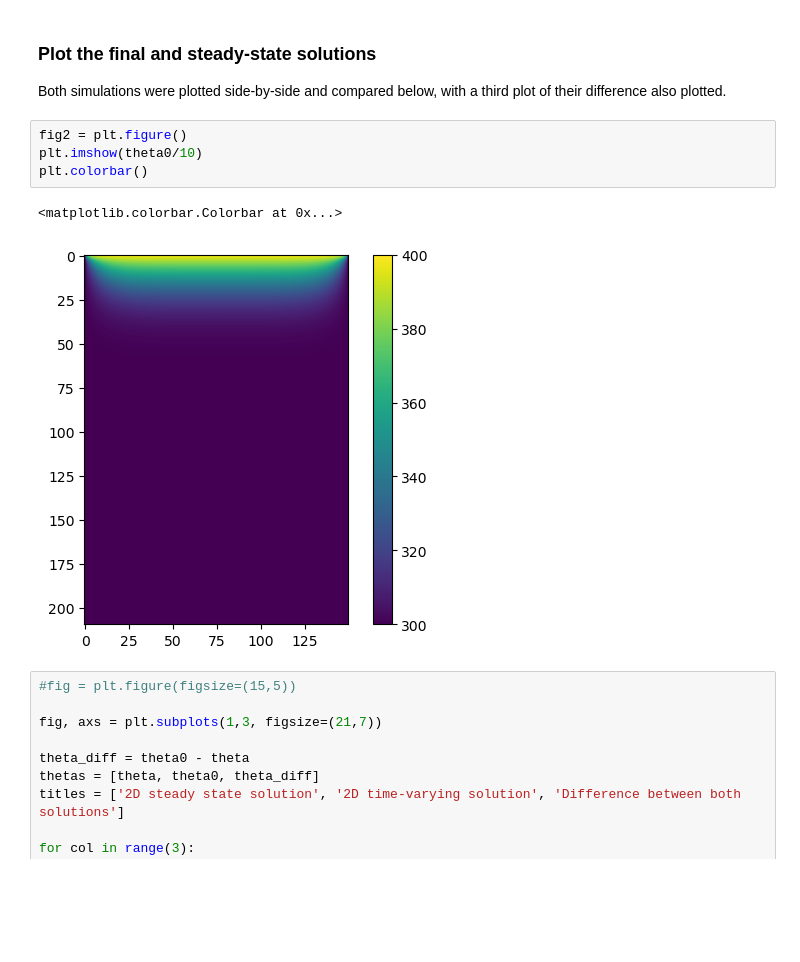
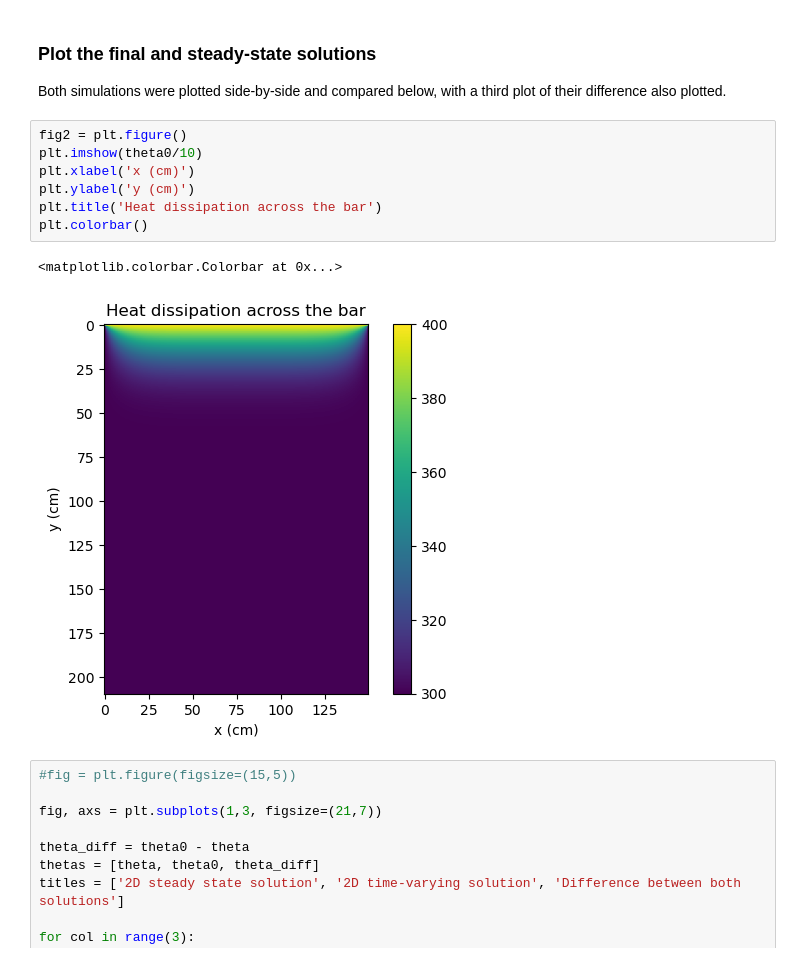
Before and after one commit to zfla/PHAS0030, a Jupyter notebook: Week 5/PHAS0030_W5_ZainFoxLatif.ipynb, the cells around one changed output. Cells and saved outputs as stored; diff of their text form; blank space fills up the shorter version.

```diff
--- a/Week 5/PHAS0030_W5_ZainFoxLatif.ipynb
+++ b/Week 5/PHAS0030_W5_ZainFoxLatif.ipynb
@@ -154,10 +160,13 @@ Both simulations were plotted side-by-side and compared below, with a third plot
 # %%
 fig2 = plt.figure()
 plt.imshow(theta0/10)
+plt.xlabel('x (cm)')
+plt.ylabel('y (cm)')
+plt.title('Heat dissipation across the bar')
 plt.colorbar()
 # %% [output]
 <matplotlib.colorbar.Colorbar at 0x...>
-[figure, old version]
+[figure, new version]
 # %%
 #fig = plt.figure(figsize=(15,5))
 
```
Also changed, not shown: parts of 3 cells of this notebook, 3 other files.
